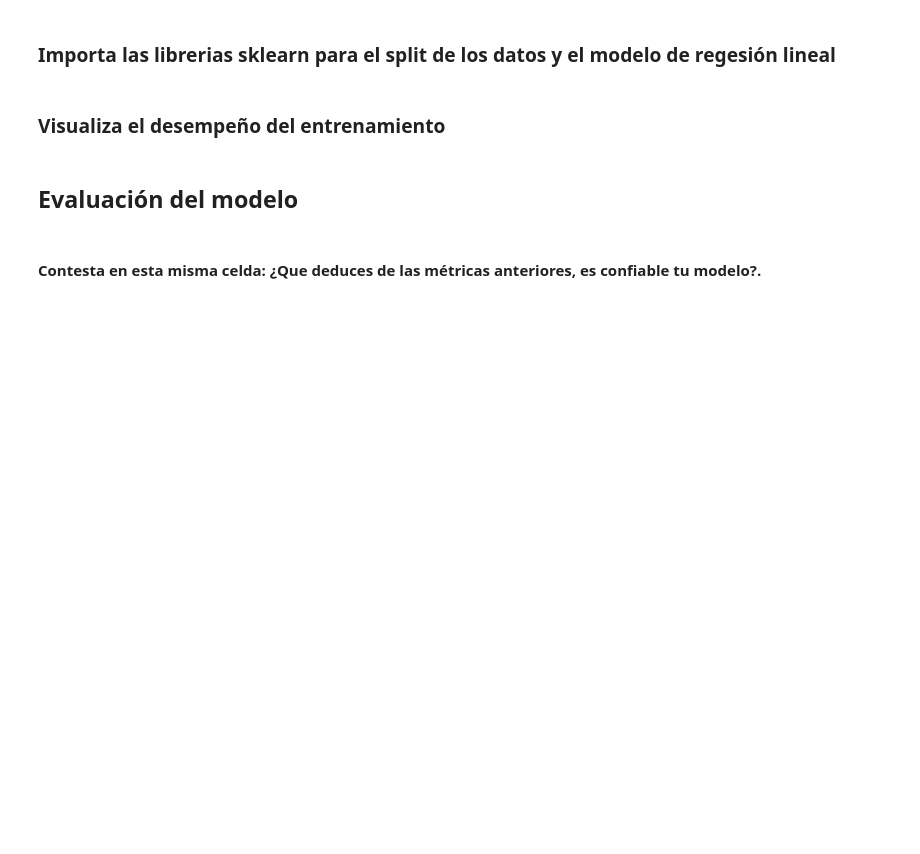
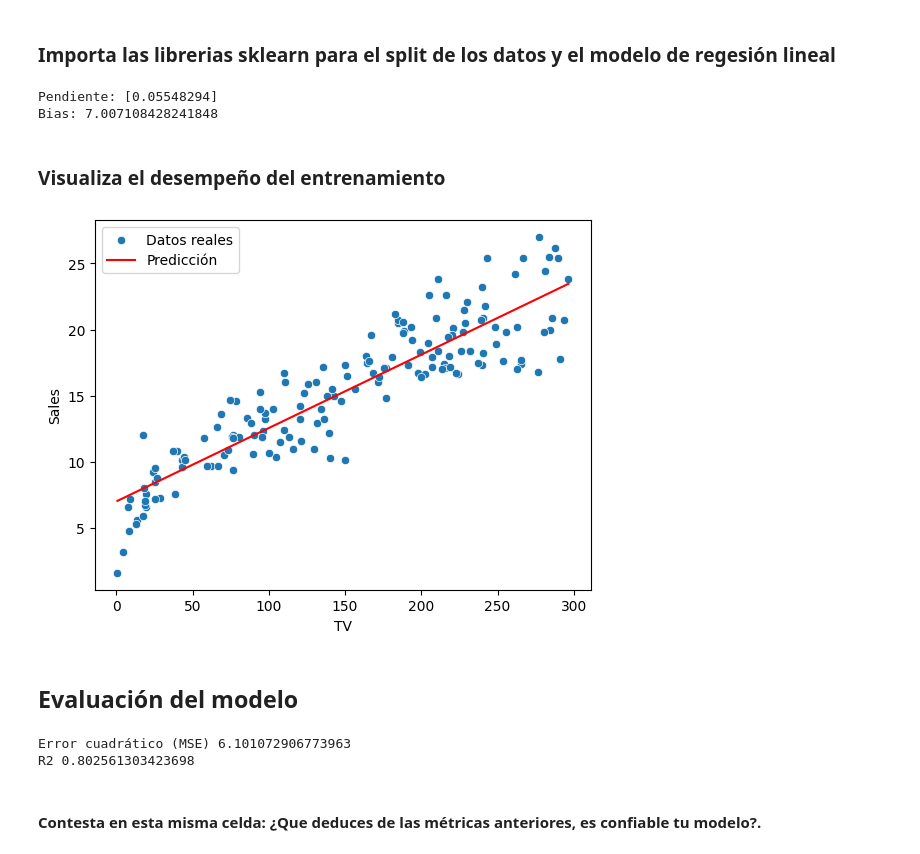
Before and after one commit to juliancitou/EjerciciosHugo_IA, a Jupyter notebook: Unidad_2/practica_no3/regresionLineal.ipynb, the cells around one changed output. Drawn from its saved outputs; the diff is of its cells as text; code cells hidden in the pictures; blank space fills up the shorter version.

```diff
--- a/Unidad_2/practica_no3/regresionLineal.ipynb
+++ b/Unidad_2/practica_no3/regresionLineal.ipynb
@@ -51,28 +118,42 @@ Utiliza el conjunto de datos CSV del archivo advertising.csv y analiza la relaci
 # %%
 # Crea los conjutnos X y Y para le modelo de regresión lineal simple. Te recomiendo que uses la siguiente nomenclatura
 # Y = df['Sales']
+x = df[['TV']]
+
+Y = df['Sales']
 # %%
-# Haz el reshape correspondiente al conjutno X antes de dividir los datos
 
+x = x.values.reshape(-1, 1)
 
-#dividir los datos en entrenamiento y prueba, considera el 20% de los datos para testing
+X_train, X_test, Y_train, Y_test = train_test_split(x, Y, test_size=0.2, random_state=42)
 # %%
 # Instancia el modelo LienarRegression()
-
+modelo =  LinearRegression()
 # Entrnea el modelo con el método fit y los conjutnos de entrenamiento (x_train, y_train)
-
-
+modelo.fit(X_train, Y_train)
 # Imprime la pendiente, bias y coeficientes resultados del entrenamiento
+print('Pendiente:', modelo.coef_)
+print('Bias:', modelo.intercept_)
+# %% [output]
+Pendiente: [0.05548294]
+Bias: 7.007108428241848
 # %% [markdown]
 ### Visualiza el desempeño del entrenamiento
 # %%
 # Redimensiona el conjunto X de entrenamiento
 
+X_train = X_train.reshape(-1, 1)
+# Realiza la prediccion sobre el conjunto X de entrenamiento
+y_pred_train = modelo.predict(X_train)
+# Con seabor haz una grafica de dispersión para comparar los conjuntos
+sns.scatterplot(x=X_train.flatten(), y=Y_train, label='Datos reales')
+sns.lineplot(x=X_train.flatten(), y=y_pred_train, color='red', label='Predicción')
 
-# Realiza la prediccion sobre el conjunto X de entrenamiento
-
-
-# Con seabor haz una grafica de dispersión para comparar los conjuntos
+plt.xlabel('TV')
+plt.ylabel('Sales')
+plt.show()
+# %% [output]
+[figure, added]
 # %% [markdown]
 ## Evaluación del modelo
 # %%
@@ -80,7 +162,15 @@ Utiliza el conjunto de datos CSV del archivo advertising.csv y analiza la relaci
 # %%
 # Haz la prediccion utilizando el conjunto de prueba
 
+y_pred_test = modelo.predict(X_test)
+#calculo el error caudratico medio  y R2
+mse = mean_squared_error(Y_test, y_pred_test)
+r2 = r2_score(Y_test, y_pred_test)
 
-#calculo el error caudratico medio  y R2
+print('Error cuadrático (MSE)', mse)
+print('R2', r2)
+# %% [output]
+Error cuadrático (MSE) 6.101072906773963
+R2 0.802561303423698
 # %% [markdown]
 #### Contesta en esta misma celda: ¿Que deduces de las métricas anteriores, es confiable tu modelo?.
```
Also changed, not shown: parts of 11 cells of this notebook, 4 other files.
